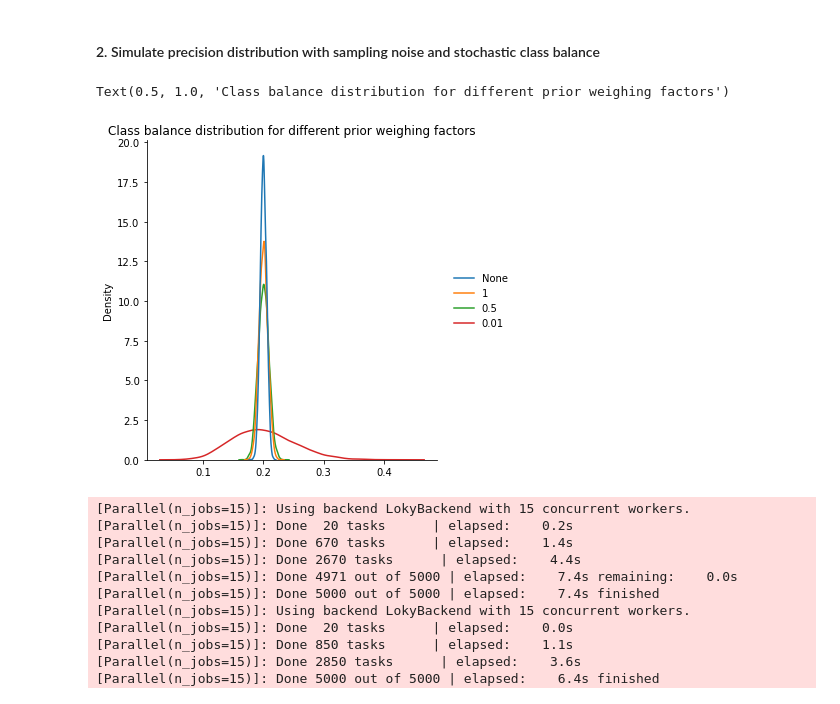
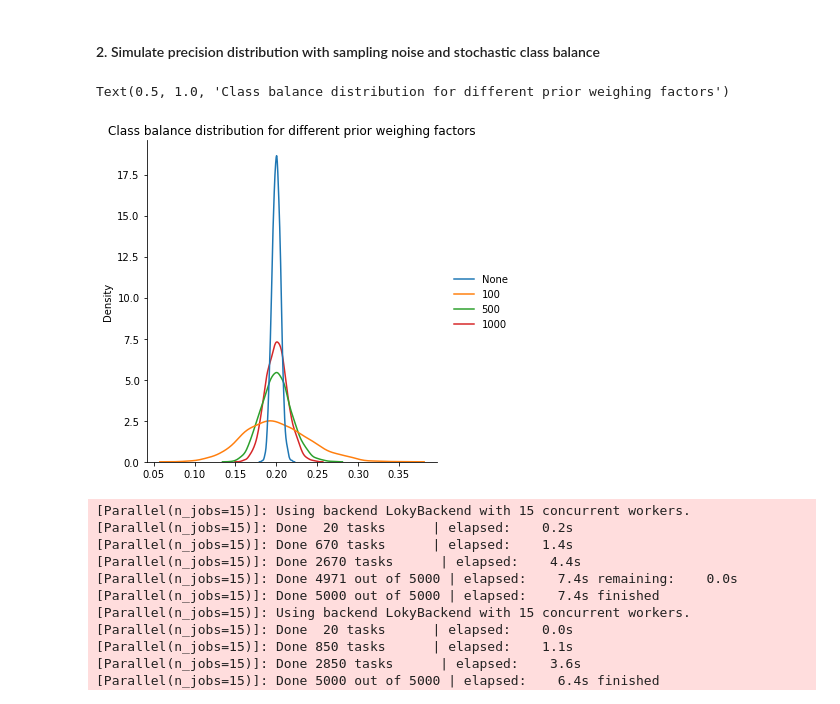
Before and after one commit to RUrlus/ModelMetricUncertaintyResearch, a Jupyter notebook: notebooks/Coen experiments/CM experiments.ipynb, the cells around one changed output. Saved outputs shown, nothing was run; the diff lists cells and outputs as text; code cells hidden in the pictures.

```diff
--- a/notebooks/Coen experiments/CM experiments.ipynb
+++ b/notebooks/Coen experiments/CM experiments.ipynb
@@ -194,9 +195,11 @@ precs2_1 = sim_precisions(train_size, test_size, weights, random_imbalance, flip
 [Parallel(n_jobs=15)]: Done 4970 tasks      | elapsed:  5.9min
 [Parallel(n_jobs=15)]: Done 5000 out of 5000 | elapsed:  6.0min finished
 # %%
-#medium train and test sets -- combined uncertainty
-n_runs = 5000
+# medium train and test sets -- combined uncertainty
 
-train_size = 5000
-test_size = 1000
-precs3 = sim_precisions(train_size, test_size, weights, random_imbalance, flip_y, model_name, fix_init, n_runs = n_runs)
+precs3 = sim_precisions(
+    train_size=5000,
+    test_size=1000,
+    weights=[0.8, 0.2],
+    model_name='LR',
+    n_runs=5000)
@@ -240,41 +230,37 @@ sns.boxplot(data=df,orient='h')
 # The class balance is determined by the sample size, mean balance defined by weights,
 # and another weighing term "imbalance_prior_frac" to inflate/deflate variance.
 
-def sim_random_balance(generator, imbalance_prior_frac, n_runs = 100):
-    generator.imbalance_prior_frac = imbalance_prior_frac
+def sim_random_balance(generator, imbalance_prior_a, imbalance_prior_b, n_runs=100):
+    generator.imbalance_prior_a = imbalance_prior_a
+    generator.imbalance_prior_b = imbalance_prior_b
     bal = []
     for _ in range(n_runs):
-        X,y = generator.make_classification()
+        _, y = generator.make_classification()
         bal.append(np.mean(y))
     return bal
 # %%
 # Simulating the class balance distribution
 
-train_size = 5000
-test_size = 1000
-weights = [0.8,0.2]
-flip_y = 0
-model_name = 'LR'
-nd_train = False
-n_runs = 5000
+generator = BlobGenerator(
+    train_size=5000,
+    test_size=1000,
+    weights=[0.8,0.2],
+    random_imbalance=True,
+    )
 
-random_imbalance = True
-random_state = 123
-
-generator = BlobGenerator(
-            train_size=train_size,
-            test_size=test_size,
-            weights=weights,
-            flip_y=flip_y,
-            random_imbalance = random_imbalance,
-            random_state=random_state)
+evidence = [None,100,500,1000]
 
 balance_distr = {}
-for imbalance_prior_frac in [None,1,0.5,0.01]:
-    balance_distr[str(imbalance_prior_frac)] = sim_random_balance(generator,imbalance_prior_frac,n_runs = n_runs)
-sns.displot(pd.DataFrame(balance_distr),kind='kde',common_norm = True)
+for e in evidence:
+    if e is None:
+        a, b = None, None
+    else:
+        a, b = int(e*0.8), int(e*0.2)
+    balance_distr[str(e)] = sim_random_balance(
+        generator, a, b, n_runs=5000)
+sns.displot(pd.DataFrame(balance_distr), kind='kde', common_norm=True)
 plt.title('Class balance distribution for different prior weighing factors')
 # %% [output]
 Text(0.5, 1.0, 'Class balance distribution for different prior weighing factors')
-[figure, old version]
+[figure, new version]
 # %%
```
Also changed, not shown: parts of 34 cells of this notebook.
